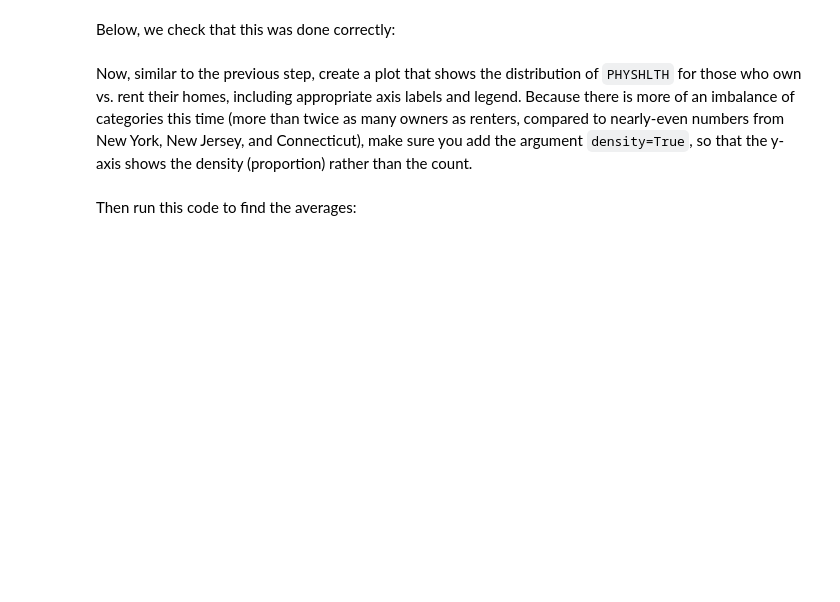
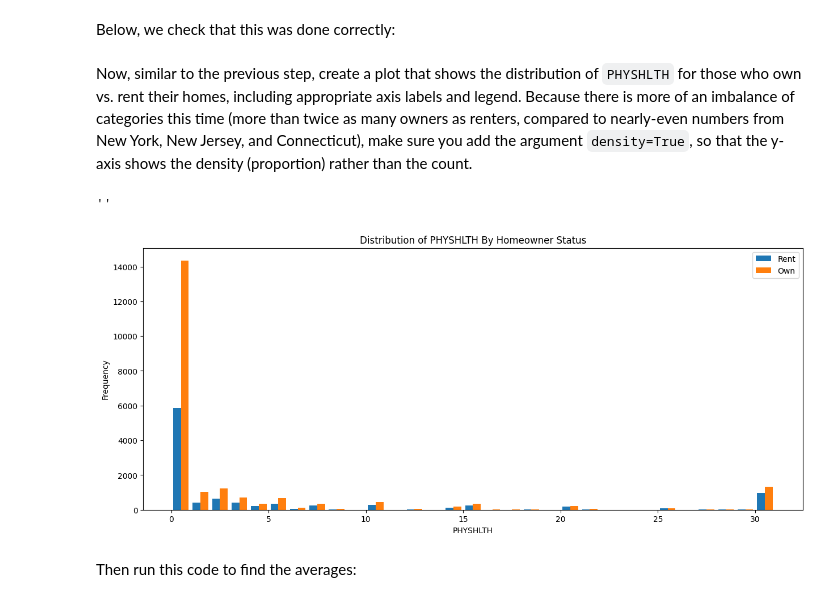
Before and after one commit to bmjaron/dsc-hypothesis-testing-lab, a Jupyter notebook: index.ipynb, the cells around one changed output. Saved outputs shown, nothing was run; the diff lists cells and outputs as text; code cells hidden in the pictures; blank space fills up the shorter version.

```diff
--- a/index.ipynb
+++ b/index.ipynb
@@ -353,3 +351,22 @@ Now, similar to the previous step, create a plot that shows the distribution of
+# %%
+# Your code here
+rent = df.loc[df['RENTHOM1'] == 'Rent', 'PHYSHLTH']
+own = df.loc[df['RENTHOM1'] == 'Own', 'PHYSHLTH']
+
+fig, ax = plt.subplots(figsize=(15,6))
+
+ax.hist(x=[rent, own],
+        bins=range(32),
+        label=['Rent', 'Own'])
+
+ax.set_title("Distribution of PHYSHLTH By Homeowner Status")
+ax.set_ylabel("Frequency")
+ax.set_xlabel("PHYSHLTH")
+ax.legend()
+;
+# %% [output]
+''
+[figure, added]
 # %% [markdown]
 Then run this code to find the averages:
 # %%
```
Also changed, not shown: parts of 12 cells of this notebook.
